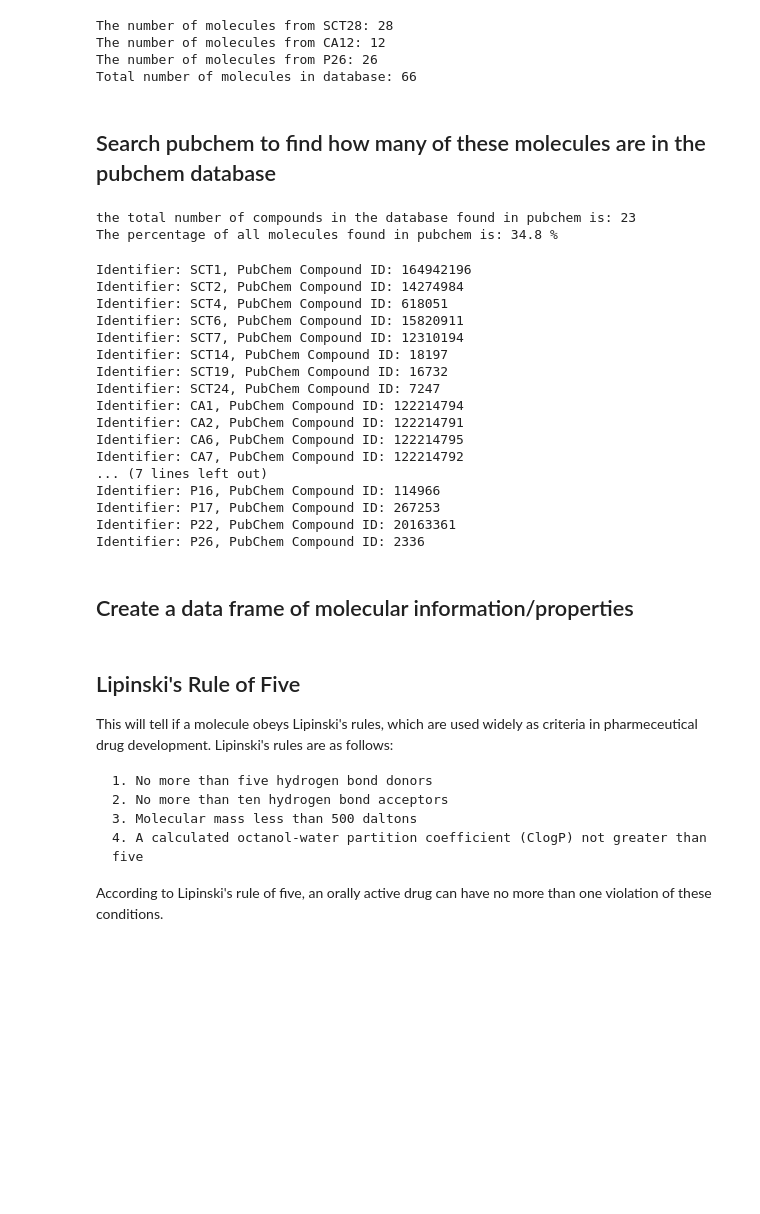
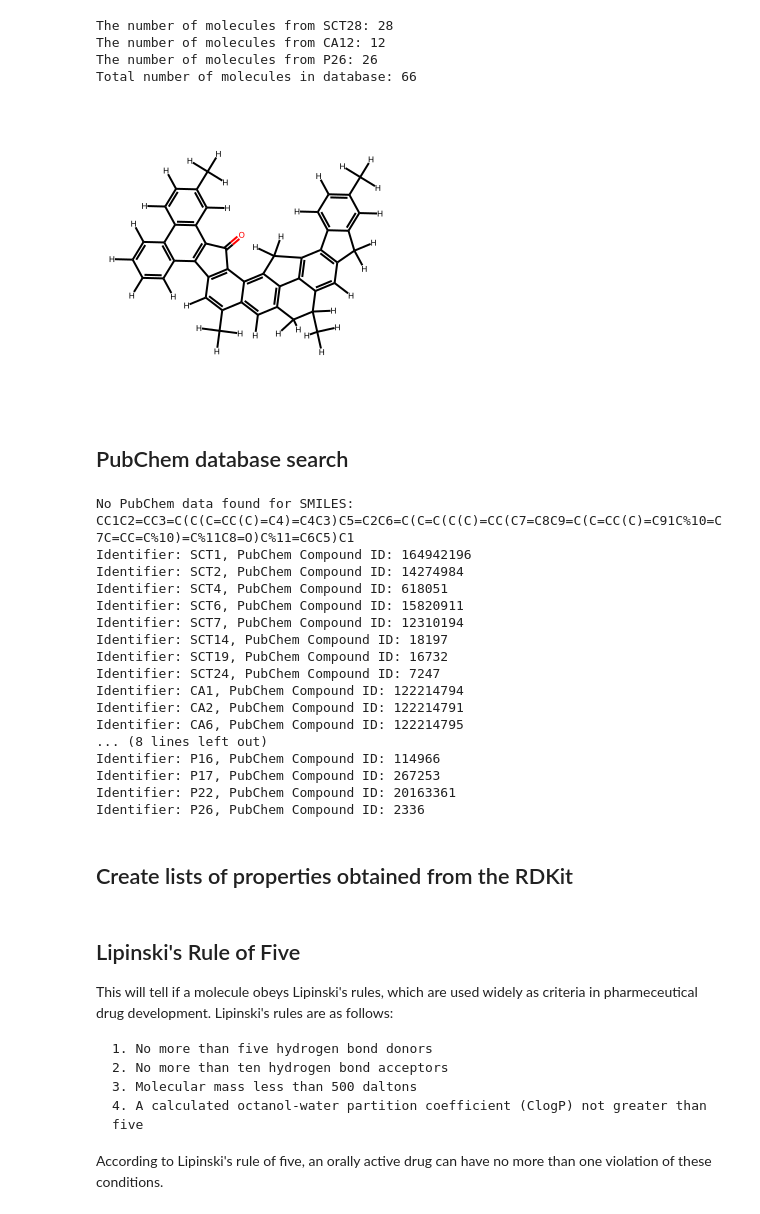
Before and after one commit to bjanesko/AsphalteneChemicalStructureDatabase, a Jupyter notebook: AsphalteneChemicalStructureDatabase.ipynb, the cells around one changed output. Drawn from its saved outputs; the diff is of its cells as text; code cells hidden in the pictures; blank space fills up the shorter version.

```diff
--- a/AsphalteneChemicalStructureDatabase.ipynb
+++ b/AsphalteneChemicalStructureDatabase.ipynb
@@ -161,5 +116,3 @@ The number of molecules from SCT28: 28
 The number of molecules from CA12: 12
 The number of molecules from P26: 26
 Total number of molecules in database: 66
-# %% [markdown]
-## Search pubchem to find how many of these molecules are in the pubchem database
@@ -180,10 +118,0 @@ for i in iupac:
-# %%
-print("the total number of compounds in the database found in pubchem is:", a)
-
-percentage_in_pubchem = (a / len(all_smiles) * 100)
-
-val = '%.1f'%(percentage_in_pubchem)
-print("The percentage of all molecules found in pubchem is:", val, "%")
-# %% [output]
-the total number of compounds in the database found in pubchem is: 23
-The percentage of all molecules found in pubchem is: 34.8 %
@@ -202,24 +119,36 @@ smile_list_all = smile_list_SCT28 + smile_list_CA12 + smile_list_P26
+# %%
+mol_noH = Chem.MolFromSmiles(smiles['SCT23'])
+molwithH = Chem.AddHs(mol_noH)
+from rdkit.Chem import Draw
+img = Draw.MolToImage(molwithH)
+img
+# %% [output]
+[figure, added]
+# %% [markdown]
+## PubChem database search
 # %%
 #  Search pubchem for PubChem ID's for each asphaltene and store information in a dictionary
-def retrieve_pubchem_ids(smiles_list, identifiers):
+def retrieve_pubchem_ids(smiles):
     pubchem_ids_dict = {}
-    for smi, identifier in zip(smiles_list, identifiers):
+    for key in smiles.keys():
         try:
+            smi=smiles[key]
             compounds = pub.get_compounds(smi, namespace='smiles')
             if compounds:
                 match = compounds[0]
                 if match.cid is not None:
-                    pubchem_ids_dict[identifier] = match.cid
+                    pubchem_ids_dict[key] = match.cid
         except pub.PubChemHTTPError:
             print(f"No PubChem data found for SMILES: {smi}")
     return pubchem_ids_dict
 
-pubchem_ids_dict = retrieve_pubchem_ids(smile_list_all, smile_list_all_str)
+pubchem_ids_dict = retrieve_pubchem_ids(smiles)
 
 #  Print the dictionary
 for identifier, pubchem_id in pubchem_ids_dict.items():
     print(f"Identifier: {identifier}, PubChem Compound ID: {pubchem_id}")
 # %% [output]
+No PubChem data found for SMILES: CC1C2=CC3=C(C(C=CC(C)=C4)=C4C3)C5=C2C6=C(C=C(C(C)=CC(C7=C8C9=C(C=CC(C)=C91C%10=C7C=CC=C%10)=C%11C8=O)C%11=C6C5)C1
 Identifier: SCT1, PubChem Compound ID: 164942196
 Identifier: SCT2, PubChem Compound ID: 14274984
 Identifier: SCT4, PubChem Compound ID: 618051
@@ -231,11 +160,8 @@ Identifier: SCT24, PubChem Compound ID: 7247
 Identifier: CA1, PubChem Compound ID: 122214794
 Identifier: CA2, PubChem Compound ID: 122214791
 Identifier: CA6, PubChem Compound ID: 122214795
-Identifier: CA7, PubChem Compound ID: 122214792
-... (7 lines left out)
+... (8 lines left out)
 Identifier: P16, PubChem Compound ID: 114966
 Identifier: P17, PubChem Compound ID: 267253
 Identifier: P22, PubChem Compound ID: 20163361
 Identifier: P26, PubChem Compound ID: 2336
-# %% [markdown]
-## Create a data frame of molecular information/properties
@@ -382,0 +168,2 @@ for mol in mol_withH:
+# %% [markdown]
+## Create lists of properties obtained from the RDKit
```
Also changed, not shown: parts of 52 cells of this notebook.
